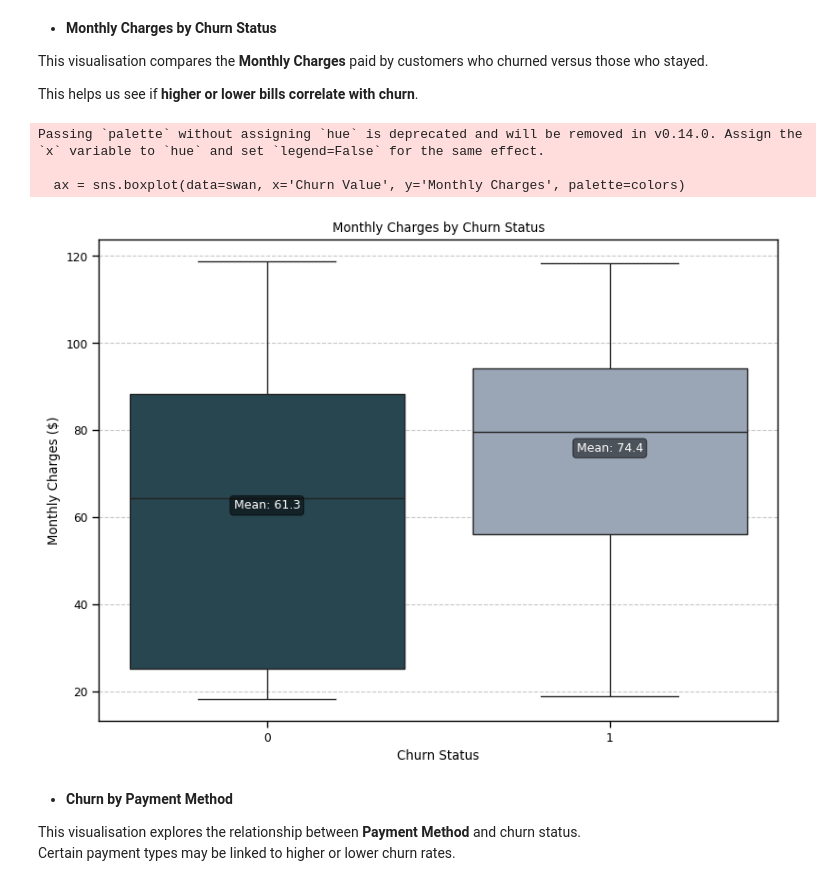
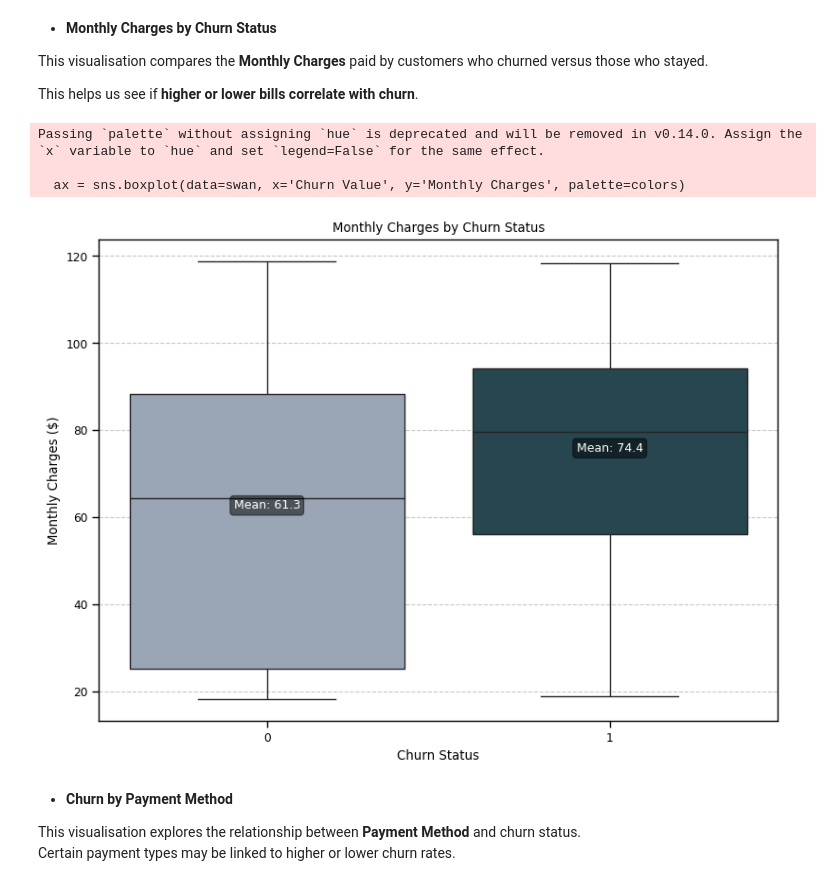
Before and after one commit to Aurelius-Blackwell/Customer_retention_analysis, a Jupyter notebook: LogRegV4.ipynb, the cells around one changed output. Cells and saved outputs as stored; diff of their text form; code cells hidden in the pictures.

```diff
--- a/LogRegV4.ipynb
+++ b/LogRegV4.ipynb
@@ -302,7 +305,7 @@ This boxplot shows the **distribution of tenure (number of months a customer has
 It helps identify whether **customers with shorter tenure are more likely to churn**.
 # %%
 plt.figure(figsize=(8,6))
-
+colors = ['#95A6BA', '#224955' ]
 ax = sns.boxplot(data=swan, x='Churn Value', y='Tenure Months', palette=colors)
 
 # Calculate mean tenure per churn label
@@ -322,7 +325,8 @@ plt.xlabel('Churn Status')
 plt.ylabel('Tenure (Months)')
 plt.grid(axis='y', linestyle='--', alpha=0.7)
 plt.tight_layout()
-plt.show()
+
+plt.savefig('tenure dist.jpg')
 # %% [output]
 Passing `palette` without assigning `hue` is deprecated and will be removed in v0.14.0. Assign the `x` variable to `hue` and set `legend=False` for the same effect.
 
@@ -347,27 +351,28 @@ This visualisation compares the **Monthly Charges** paid by customers who churne
 This helps us see if **higher or lower bills correlate with churn**.
 # %%
 plt.figure(figsize=(8,6))
-
+colors = ['#95A6BA', '#224955' ]
 ax = sns.boxplot(data=swan, x='Churn Value', y='Monthly Charges', palette=colors)
 
 means = swan.groupby('Churn Value')['Monthly Charges'].mean()
 
 for i, mean in enumerate(means):
     ax.scatter(i, mean, color='red', marker='D', s=40, label='Mean' if i == 0 else "")
     ax.text(i, mean, f'Mean: {mean:.1f}', ha='center', va='bottom', color='white', fontsize=9,
             bbox=dict(facecolor='black', alpha=0.5, boxstyle='round,pad=0.3'))
 
 plt.title('Monthly Charges by Churn Status')
 plt.xlabel('Churn Status')
 plt.ylabel('Monthly Charges ($)')
 plt.grid(axis='y', linestyle='--', alpha=0.7)
 plt.tight_layout()
-plt.show()
+
+plt.savefig('monthly charges dist.jpg')
 # %% [output]
 Passing `palette` without assigning `hue` is deprecated and will be removed in v0.14.0. Assign the `x` variable to `hue` and set `legend=False` for the same effect.
 
   ax = sns.boxplot(data=swan, x='Churn Value', y='Monthly Charges', palette=colors)
-[figure, old version]
+[figure, new version]
 # %% [markdown]
 * **Churn by Payment Method**
 
```
Also changed, not shown: parts of 4 cells of this notebook.
